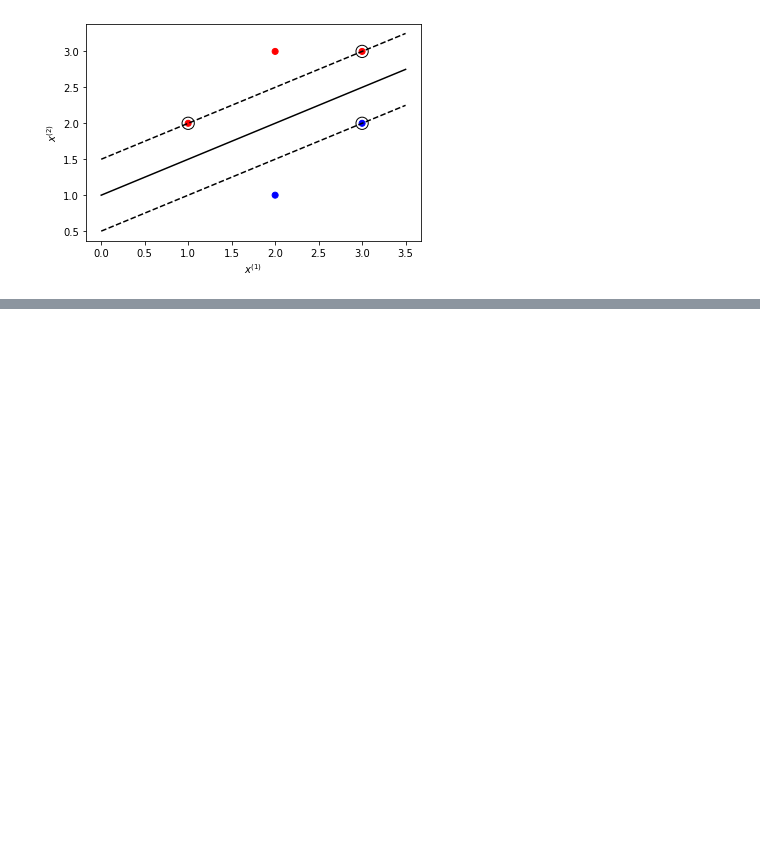
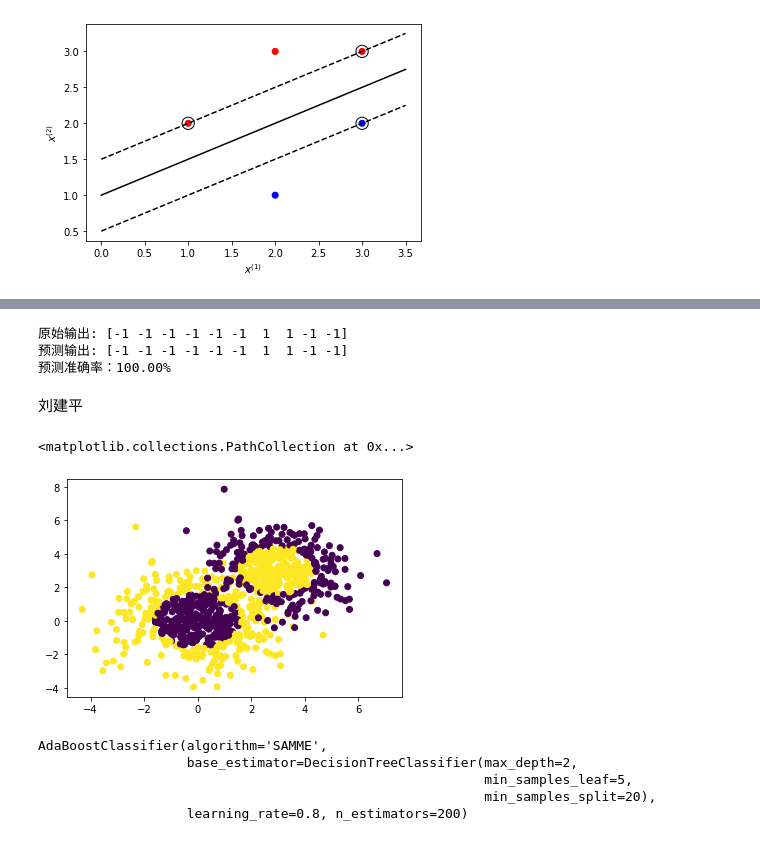
Before and after one commit to Felix-Chan-12/SLM-01, a Jupyter notebook: sklearn_ml.ipynb, the cells around one changed output, grey strips where cells are left out. Drawn from its saved outputs; the diff is of its cells as text; code cells hidden in the pictures; blank space fills up the shorter version.

```diff
--- a/sklearn_ml.ipynb
+++ b/sklearn_ml.ipynb
@@ -772,0 +849,66 @@ plt.show()
+# %%
+from sklearn.ensemble import AdaBoostClassifier
+import numpy as np
+
+# 加载训练数据
+X = np.array([[0, 1, 3],
+            [0, 3, 1],
+            [1, 2, 2],
+            [1, 1, 3],
+            [1, 2, 3],
+            [0, 1, 2],
+            [1, 1, 2],
+            [1, 1, 1],
+            [1, 3, 1],
+            [0, 2, 1]
+            ])
+y = np.array([-1, -1, -1, -1, -1, -1, 1, 1, -1, -1])
+
+# 使用sklearn的AdaBoostClassifier分类器
+clf = AdaBoostClassifier()
+# 进行分类器训练
+clf.fit(X, y)
+# 对数据进行预测
+y_predict = clf.predict(X)
+# 得到分类器的预测准确率
+score = clf.score(X, y)
+print("原始输出:", y)
+print("预测输出:", y_predict)
+print("预测准确率：{:.2%}".format(score))
+# %% [output]
+原始输出: [-1 -1 -1 -1 -1 -1  1  1 -1 -1]
+预测输出: [-1 -1 -1 -1 -1 -1  1  1 -1 -1]
+预测准确率：100.00%
+# %% [markdown]
+刘建平
+# %%
+import numpy as np
+import matplotlib.pyplot as plt
+%matplotlib inline
+from sklearn.ensemble import AdaBoostClassifier
+from sklearn.tree import DecisionTreeClassifier
+from sklearn.datasets import make_gaussian_quantiles
+
+# 生成2维正态分布，生成的数据按分位数分为两类，500个样本,2个样本特征，协方差系数为2
+X1, y1 = make_gaussian_quantiles(cov=2.0,n_samples=500, n_features=2,n_classes=2, random_state=1)
+# 生成2维正态分布，生成的数据按分位数分为两类，400个样本,2个样本特征均值都为3，协方差系数为2
+X2, y2 = make_gaussian_quantiles(mean=(3, 3), cov=1.5,n_samples=400, n_features=2, n_classes=2, random_state=1)
+#讲两组数据合成一组数据
+X = np.concatenate((X1, X2))
+y = np.concatenate((y1, - y2 + 1))
+
+plt.scatter(X[:, 0], X[:, 1], marker='o', c=y)
+# %% [output]
+<matplotlib.collections.PathCollection at 0x...>
+[figure, added]
+# %%
+bdt = AdaBoostClassifier(DecisionTreeClassifier(max_depth=2, min_samples_split=20, min_samples_leaf=5),
+                         algorithm="SAMME",
+                         n_estimators=200, learning_rate=0.8)
+bdt.fit(X, y)
+# %% [output]
+AdaBoostClassifier(algorithm='SAMME',
+                   base_estimator=DecisionTreeClassifier(max_depth=2,
+                                                         min_samples_leaf=5,
+                                                         min_samples_split=20),
+                   learning_rate=0.8, n_estimators=200)
```
Also changed, not shown: parts of 15 cells of this notebook.
